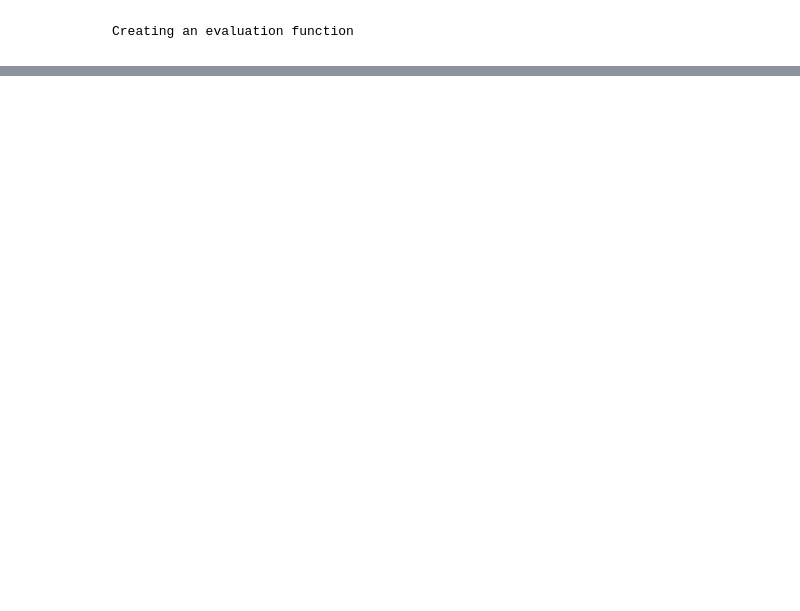
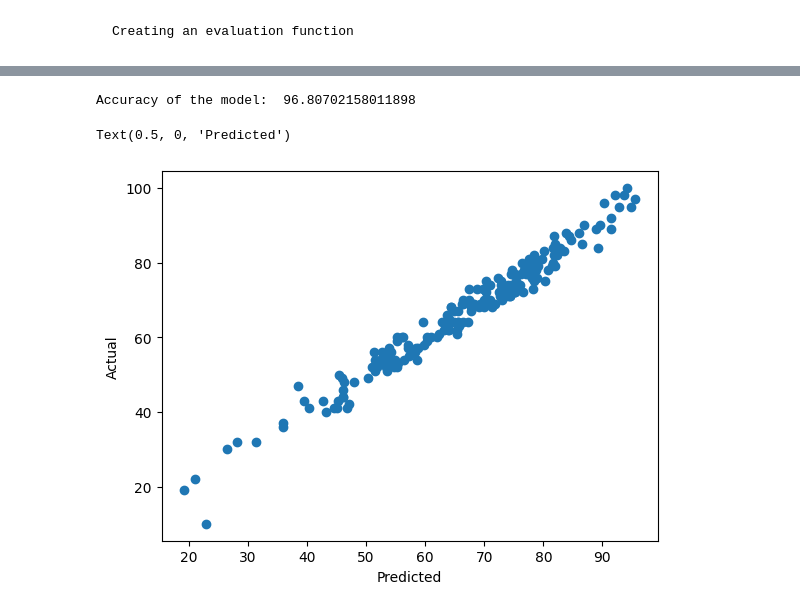
Before and after one commit to sejalnimkar/DS-project, a Jupyter notebook: notebook/model_training.ipynb, the cells around one changed output, grey strips where cells are left out. Saved outputs shown, nothing was run; the diff lists cells and outputs as text; code cells hidden in the pictures; blank space fills up the shorter version.

```diff
--- a/notebook/model_training.ipynb
+++ b/notebook/model_training.ipynb
@@ -168,0 +200,15 @@ pd.DataFrame(list(zip(model_list, r2_list)), columns=['Model Name', 'R2_Score'])
+# %%
+rf_model=RandomForestRegressor()
+rf_model=rf_model.fit(X_train,y_train)
+y_pred=rf_model.predict(X_test)
+score=r2_score(y_test,y_pred)*100
+print('Accuracy of the model: ', score)
+# %% [output]
+Accuracy of the model:  96.80702158011898
+# %%
+plt.scatter(y_pred,y_test)
+plt.ylabel('Actual')
+plt.xlabel('Predicted')
+# %% [output]
+Text(0.5, 0, 'Predicted')
+[figure, added]
```
Also changed, not shown: parts of 15 cells of this notebook, 20 other files.
